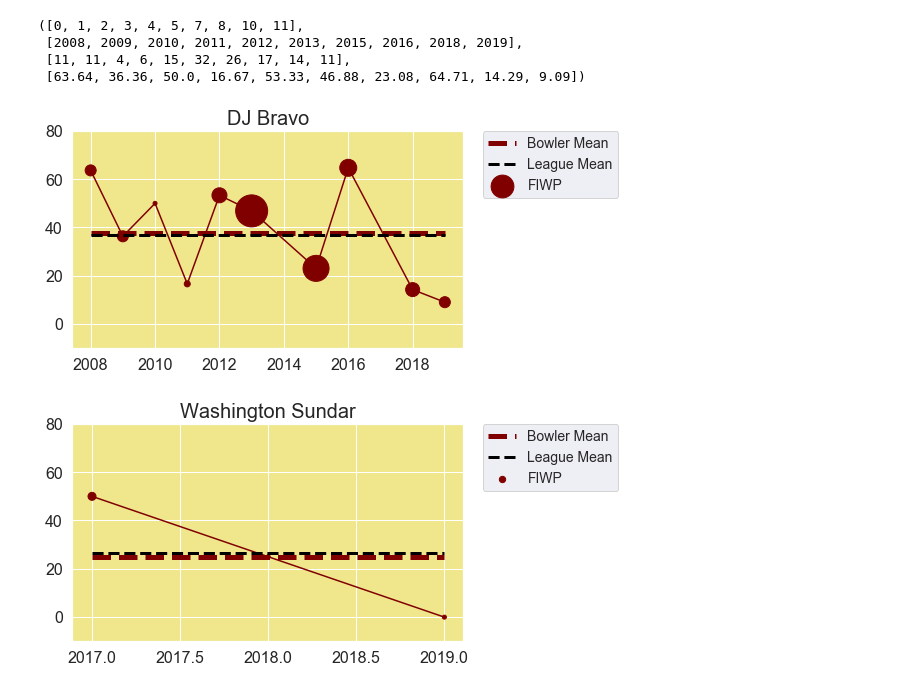
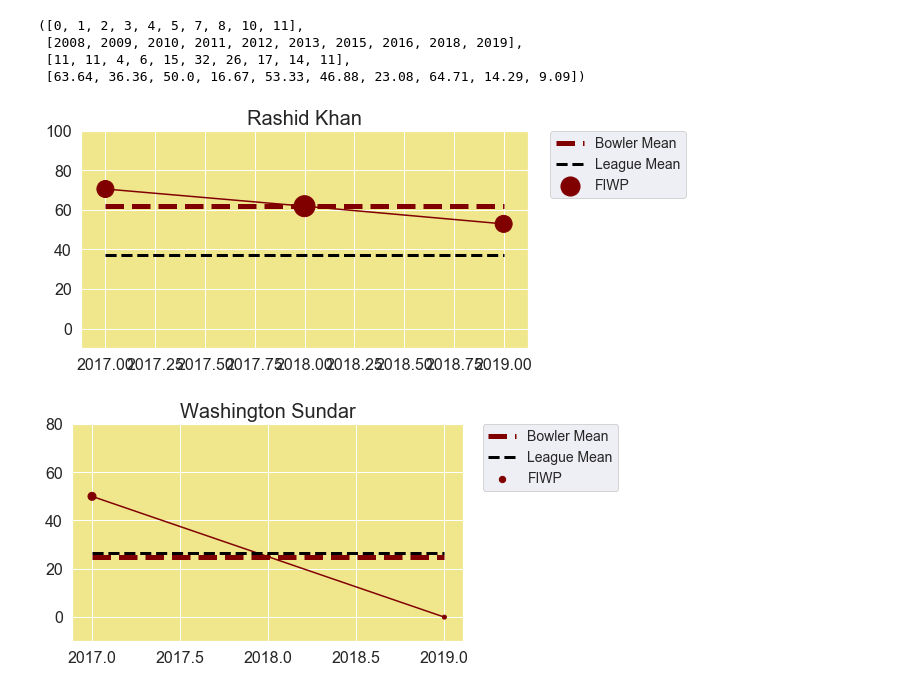
Before and after one commit to omkarb1604/IPL_data_scrape, a Jupyter notebook: FIB.ipynb, the cells around one changed output. Cells and saved outputs as stored; diff of their text form; code cells hidden in the pictures.

```diff
--- a/FIB.ipynb
+++ b/FIB.ipynb
@@ -308,9 +308,9 @@ def plot_fiwp(b_name):
     for i in range(len(wickets)):
         mean_list.append(mean)
         league_mean_list.append(league_mean)
-    plt.figure(figsize=(7,4))
+    plt.figure(figsize=(8,4))
     ax = plt.axes()
-    plt.ylim(-10,80 )
+    plt.ylim(-10,100)
     # Setting the background color
     ax.set_facecolor("khaki")
     ax.tick_params(axis='both', which='major', labelsize=16)
@@ -323,10 +323,10 @@ def plot_fiwp(b_name):
     plt.title(b_name,fontsize=20)
     plt.legend(bbox_to_anchor=(1.05, 1), loc='upper left',prop={'size': 14}, borderaxespad=0.)
     plt.show()
-# %%
-plot_fiwp('DJ Bravo')
-# %% [output]
-[figure, removed]
+# %%
+plot_fiwp('Rashid Khan')
+# %% [output]
+[figure, added]
 # %%
 plot_fiwp('Washington Sundar')
 # %% [output]
```
Also changed, not shown: parts of 5 cells of this notebook.
